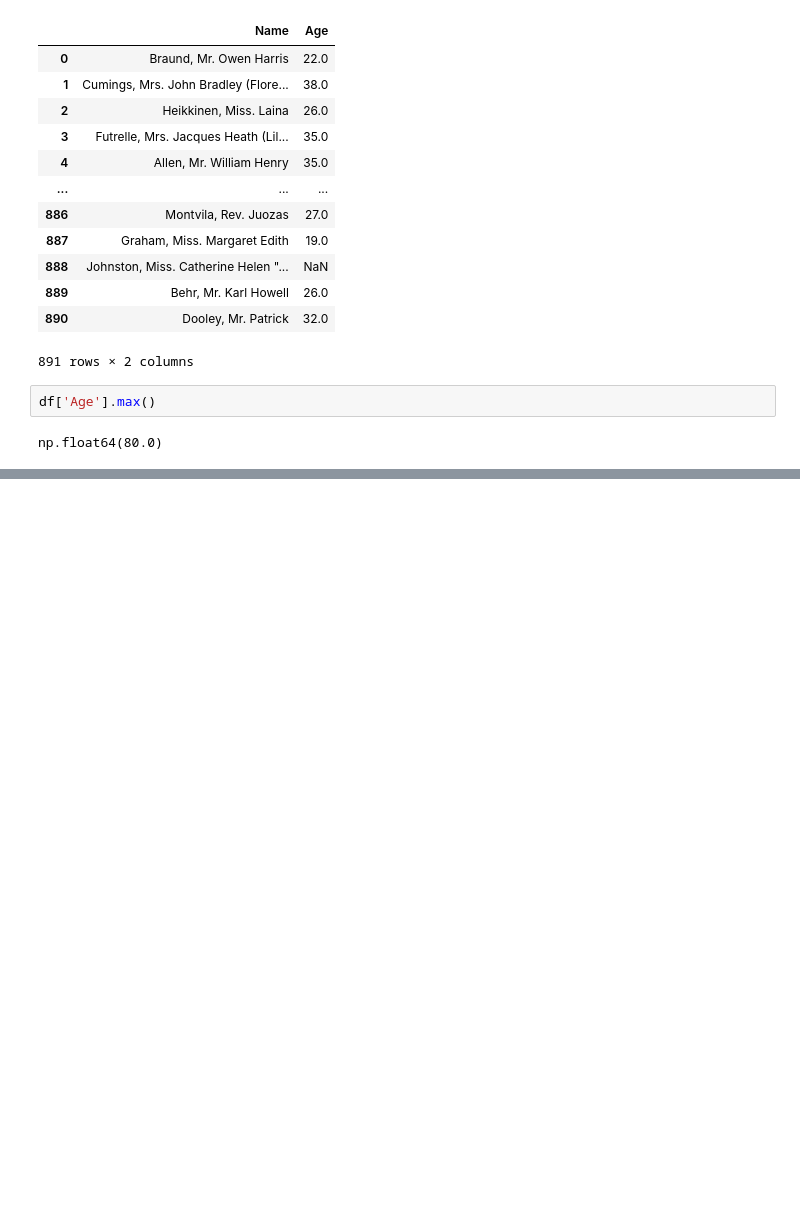
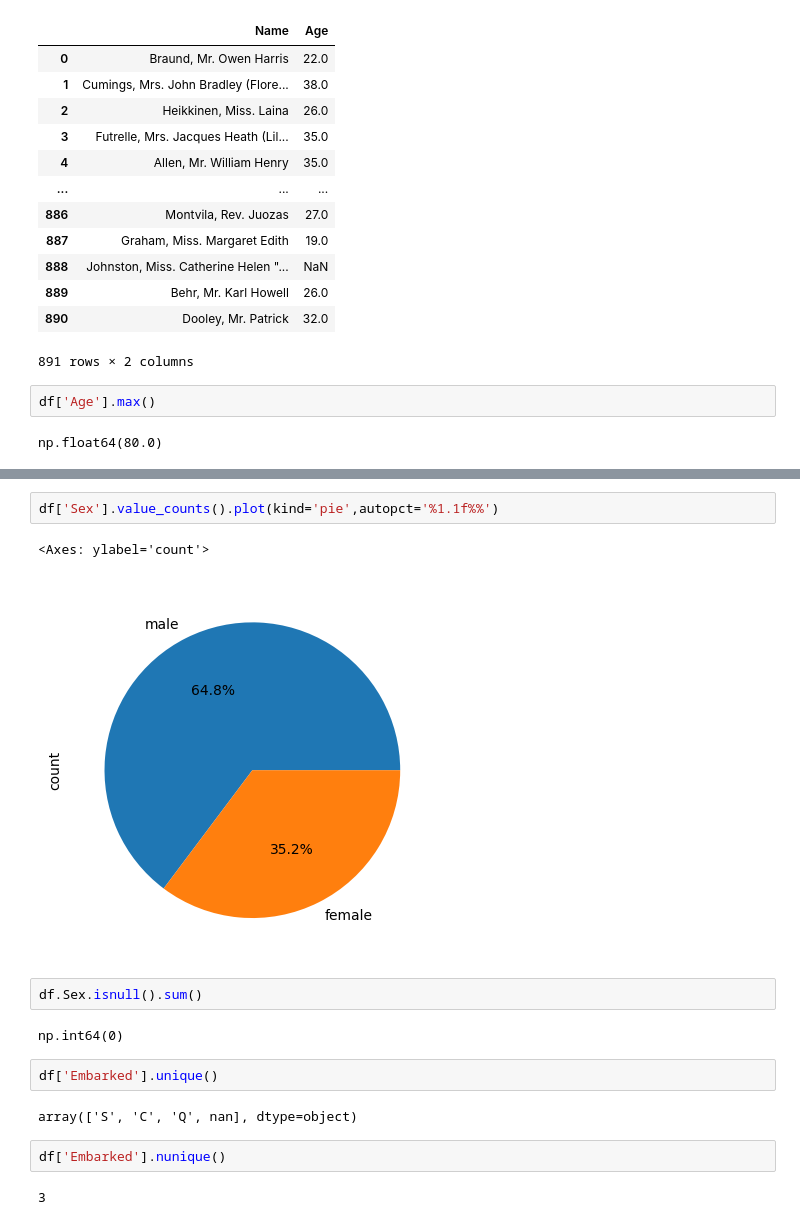
Before and after one commit to DrMuratAltun/BTK-Temmuz-2024, a Jupyter notebook: DAY2/pandas2-VeriAnalizi.ipynb, the cells around one changed output, grey strips where cells are left out. Saved outputs shown, nothing was run; the diff lists cells and outputs as text; blank space fills up the shorter version.

```diff
--- a/DAY2/pandas2-VeriAnalizi.ipynb
+++ b/DAY2/pandas2-VeriAnalizi.ipynb
@@ -161,0 +295,17 @@ np.float64(80.0)
+# %%
+df['Sex'].value_counts().plot(kind='pie',autopct='%1.1f%%')
+# %% [output]
+<Axes: ylabel='count'>
+[figure, added]
+# %%
+df.Sex.isnull().sum()
+# %% [output]
+np.int64(0)
+# %%
+df['Embarked'].unique()
+# %% [output]
+array(['S', 'C', 'Q', nan], dtype=object)
+# %%
+df['Embarked'].nunique()
+# %% [output]
+3
```
Also changed, not shown: parts of 18 cells of this notebook.
